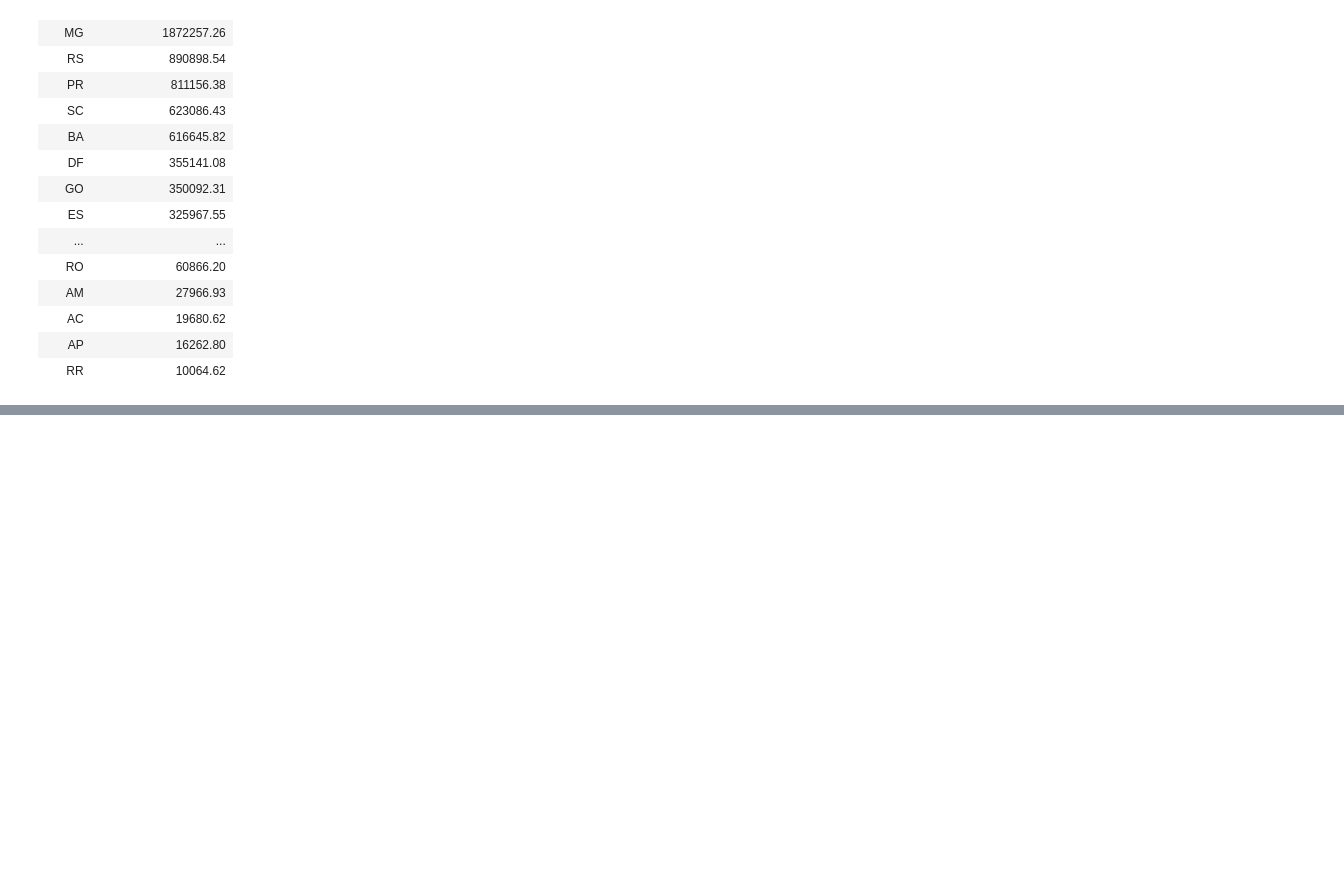
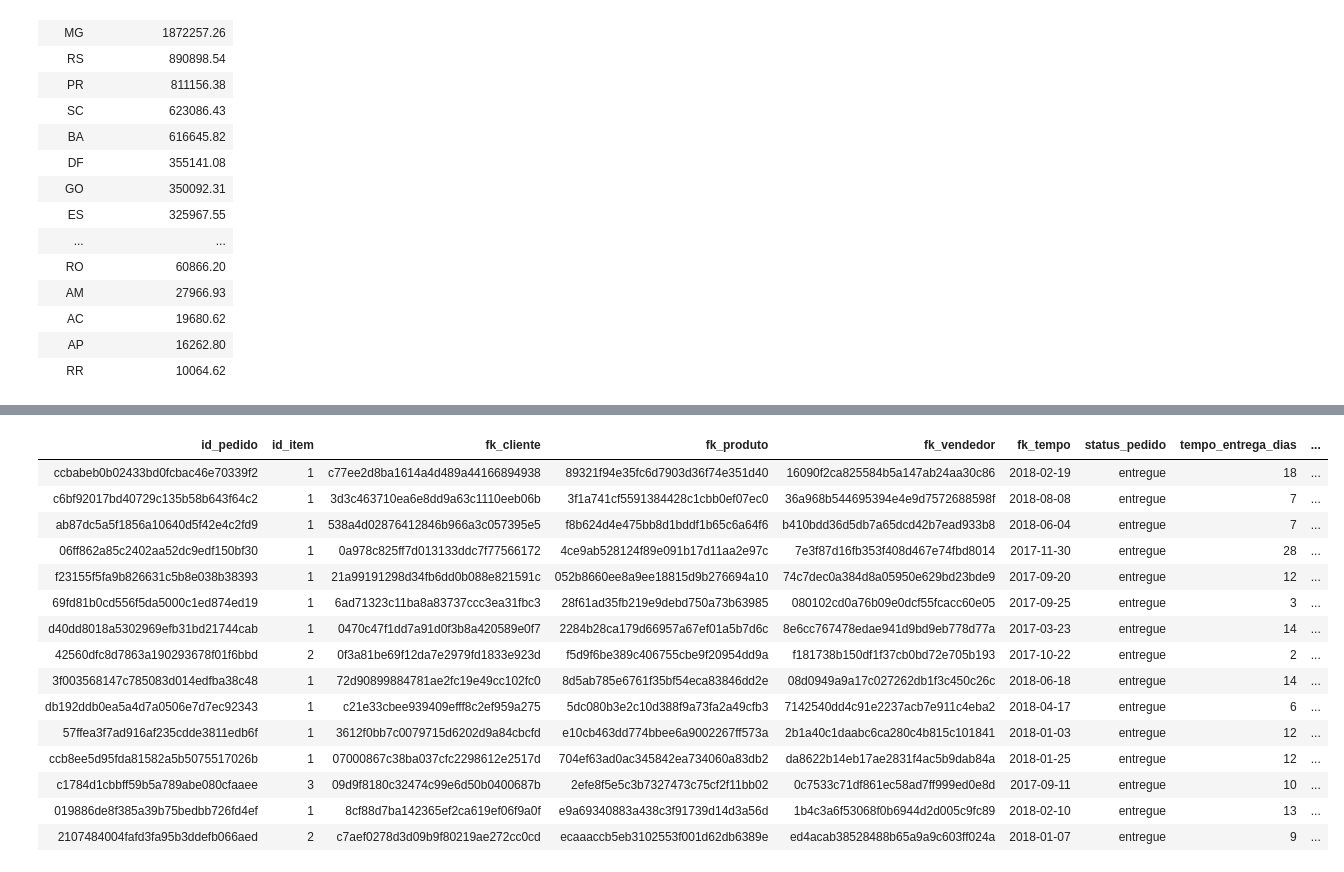
Before and after one commit to MaluArr/Atv_RocketLabDados-2025.2, a Jupyter notebook: Atividade03/Brazilian E-Commerce Gold.ipynb, the cells around one changed output, grey strips where cells are left out. Saved outputs shown, nothing was run; the diff lists cells and outputs as text; code cells hidden in the pictures; blank space fills up the shorter version.

```diff
--- a/Atividade03/Brazilian E-Commerce Gold.ipynb
+++ b/Atividade03/Brazilian E-Commerce Gold.ipynb
@@ -94,0 +319,60 @@ order by valor_total_estado_brl desc;
+# %%
+%sql
+-- Fato de vendas geral (pedido + item + tempo + avaliação + dólar)
+create table gold.ft_vendas_geral
+using delta as
+with avaliacoes_por_pedido as (
+  select
+    id_pedido,
+    avg(avaliacao) as avaliacao_pedido
+    from silver.ft_avaliacoes_pedidos
+    group by id_pedido
+),
+cotacao_por_data as (
+  select
+    data as data_cotacao, cotacao_dolar
+    from silver.dm_cotacao_dolar
+)
+select
+  i.id_pedido as id_pedido,
+  i.id_item as id_item,
+  pt.id_consumidor as fk_cliente,
+  i.id_produto as fk_produto,
+  i.id_vendedor as fk_vendedor,
+  pt.data_pedido as fk_tempo,
+  pt.status as status_pedido,
+  p.tempo_entrega_dias as tempo_entrega_dias,
+  p.entrega_no_prazo as entrega_no_prazo,
+  cast(i.`preço_brl` as decimal(12,2)) as valor_produto_brl,
+  cast(i.`preço_frete` as decimal(12,2)) as valor_frete_brl,
+  cast(i.`preço_brl` + i.`preço_frete` as decimal(12,2)) as valor_total_item_brl,
+  cast(i.`preço_brl` / c.cotacao_dolar as decimal (12,2)) as valor_produto_usd,
+  cast(i.`preço_frete` / c.cotacao_dolar as decimal (12,2)) as valor_frete_usd,
+  cast( (i.`preço_brl` + i.`preço_frete`) / c.cotacao_dolar as decimal (12,2)) as valor_total_item_usd,
+  cast(c.cotacao_dolar as decimal (8,4)) as cotacao_dolar,
+  cast(a.avaliacao_pedido as decimal (3,2)) as avaliacao_pedido
+
+from silver.ft_itens_pedidos i
+join silver.ft_pedido_total pt on i.id_pedido = pt.id_pedido
+join silver.ft_pedidos p on i.id_pedido = p.id_pedido
+left join avaliacoes_por_pedido a on i.id_pedido = a.id_pedido
+left join cotacao_por_data c on pt.data_pedido = c.data_cotacao;
+
+select * from gold.ft_vendas_geral limit 15;
+# %% [output]
+| id_pedido | id_item | fk_cliente | fk_produto | fk_vendedor | fk_tempo | status_pedido | tempo_entrega_dias | ... |
+| ccbabeb0b02433bd0fcbac46e70339f2 | 1 | c77ee2d8ba1614a4d489a44166894938 | 89321f94e35fc6d7903d36f74e351d40 | 16090f2ca825584b5a147ab24aa30c86 | 2018-02-19 | entregue | 18 | ... |
+| c6bf92017bd40729c135b58b643f64c2 | 1 | 3d3c463710ea6e8dd9a63c1110eeb06b | 3f1a741cf5591384428c1cbb0ef07ec0 | 36a968b544695394e4e9d7572688598f | 2018-08-08 | entregue | 7 | ... |
+| ab87dc5a5f1856a10640d5f42e4c2fd9 | 1 | 538a4d02876412846b966a3c057395e5 | f8b624d4e475bb8d1bddf1b65c6a64f6 | b410bdd36d5db7a65dcd42b7ead933b8 | 2018-06-04 | entregue | 7 | ... |
+| 06ff862a85c2402aa52dc9edf150bf30 | 1 | 0a978c825ff7d013133ddc7f77566172 | 4ce9ab528124f89e091b17d11aa2e97c | 7e3f87d16fb353f408d467e74fbd8014 | 2017-11-30 | entregue | 28 | ... |
+| f23155f5fa9b826631c5b8e038b38393 | 1 | 21a99191298d34fb6dd0b088e821591c | 052b8660ee8a9ee18815d9b276694a10 | 74c7dec0a384d8a05950e629bd23bde9 | 2017-09-20 | entregue | 12 | ... |
+| 69fd81b0cd556f5da5000c1ed874ed19 | 1 | 6ad71323c11ba8a83737ccc3ea31fbc3 | 28f61ad35fb219e9debd750a73b63985 | 080102cd0a76b09e0dcf55fcacc60e05 | 2017-09-25 | entregue | 3 | ... |
+| d40dd8018a5302969efb31bd21744cab | 1 | 0470c47f1dd7a91d0f3b8a420589e0f7 | 2284b28ca179d66957a67ef01a5b7d6c | 8e6cc767478edae941d9bd9eb778d77a | 2017-03-23 | entregue | 14 | ... |
+| 42560dfc8d7863a190293678f01f6bbd | 2 | 0f3a81be69f12da7e2979fd1833e923d | f5d9f6be389c406755cbe9f20954dd9a | f181738b150df1f37cb0bd72e705b193 | 2017-10-22 | entregue | 2 | ... |
+| 3f003568147c785083d014edfba38c48 | 1 | 72d90899884781ae2fc19e49cc102fc0 | 8d5ab785e6761f35bf54eca83846dd2e | 08d0949a9a17c027262db1f3c450c26c | 2018-06-18 | entregue | 14 | ... |
+| db192ddb0ea5a4d7a0506e7d7ec92343 | 1 | c21e33cbee939409efff8c2ef959a275 | 5dc080b3e2c10d388f9a73fa2a49cfb3 | 7142540dd4c91e2237acb7e911c4eba2 | 2018-04-17 | entregue | 6 | ... |
+| 57ffea3f7ad916af235cdde3811edb6f | 1 | 3612f0bb7c0079715d6202d9a84cbcfd | e10cb463dd774bbee6a9002267ff573a | 2b1a40c1daabc6ca280c4b815c101841 | 2018-01-03 | entregue | 12 | ... |
+| ccb8ee5d95fda81582a5b5075517026b | 1 | 07000867c38ba037cfc2298612e2517d | 704ef63ad0ac345842ea734060a83db2 | da8622b14eb17ae2831f4ac5b9dab84a | 2018-01-25 | entregue | 12 | ... |
+| c1784d1cbbff59b5a789abe080cfaaee | 3 | 09d9f8180c32474c99e6d50b0400687b | 2efe8f5e5c3b7327473c75cf2f11bb02 | 0c7533c71df861ec58ad7ff999ed0e8d | 2017-09-11 | entregue | 10 | ... |
+| 019886de8f385a39b75bedbb726fd4ef | 1 | 8cf88d7ba142365ef2ca619ef06f9a0f | e9a69340883a438c3f91739d14d3a56d | 1b4c3a6f53068f0b6944d2d005c9fc89 | 2018-02-10 | entregue | 13 | ... |
+| 2107484004fafd3fa95b3ddefb066aed | 2 | c7aef0278d3d09b9f80219ae272cc0cd | ecaaaccb5eb3102553f001d62db6389e | ed4acab38528488b65a9a9c603ff024a | 2018-01-07 | entregue | 9 | ... |
```
Also changed, not shown: parts of 13 cells of this notebook.
